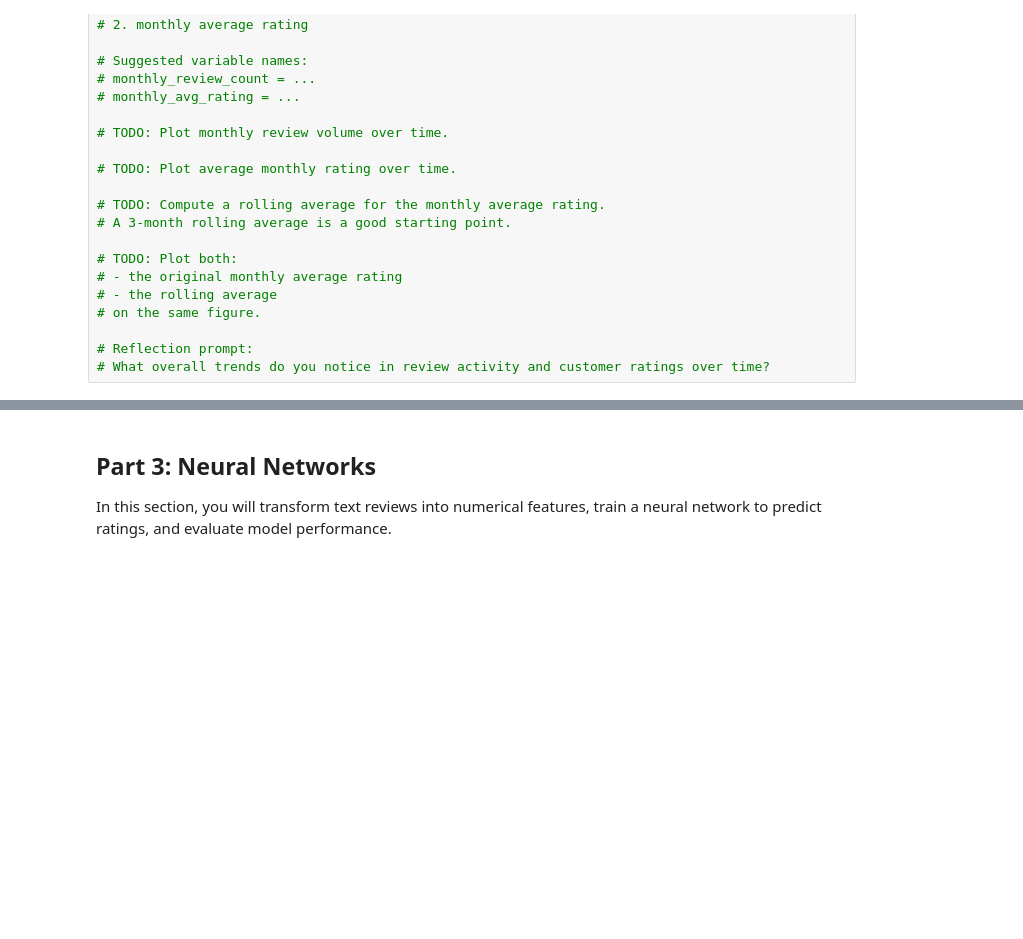
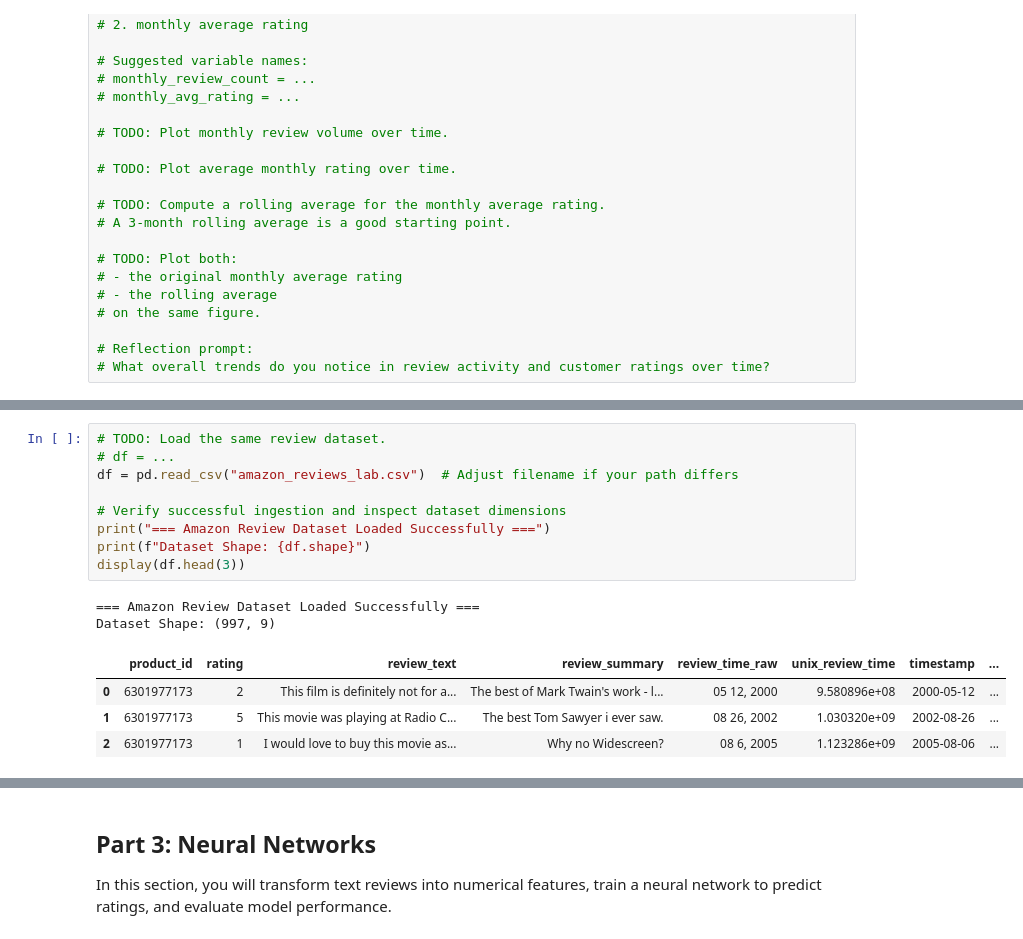
Before and after one commit to oliverkiplagat/dsc-nlp-timeseries-neural-networks-summative, a Jupyter notebook: C09_M08.ipynb, the cells around one changed output, grey strips where cells are left out. Drawn from its saved outputs; the diff is of its cells as text; blank space fills up the shorter version.

```diff
--- a/C09_M08.ipynb
+++ b/C09_M08.ipynb
@@ -465,0 +479,16 @@ In this section, you will analyze review activity over time by converting timest
+# %%
+# TODO: Load the same review dataset.
+# df = ...
+df = pd.read_csv("amazon_reviews_lab.csv")  # Adjust filename if your path differs
+
+# Verify successful ingestion and inspect dataset dimensions
+print("=== Amazon Review Dataset Loaded Successfully ===")
+print(f"Dataset Shape: {df.shape}")
+display(df.head(3))
+# %% [output]
+=== Amazon Review Dataset Loaded Successfully ===
+Dataset Shape: (997, 9)
+|  | product_id | rating | review_text | review_summary | review_time_raw | unix_review_time | timestamp | ... |
+| 0 | 6301977173 | 2 | This film is definitely not for a... | The best of Mark Twain's work - l... | 05 12, 2000 | 9.580896e+08 | 2000-05-12 | ... |
+| 1 | 6301977173 | 5 | This movie was playing at Radio C... | The best Tom Sawyer i ever saw. | 08 26, 2002 | 1.030320e+09 | 2002-08-26 | ... |
+| 2 | 6301977173 | 1 | I would love to buy this movie as... | Why no Widescreen? | 08 6, 2005 | 1.123286e+09 | 2005-08-06 | ... |
```
Also changed, not shown: parts of 6 cells of this notebook.
